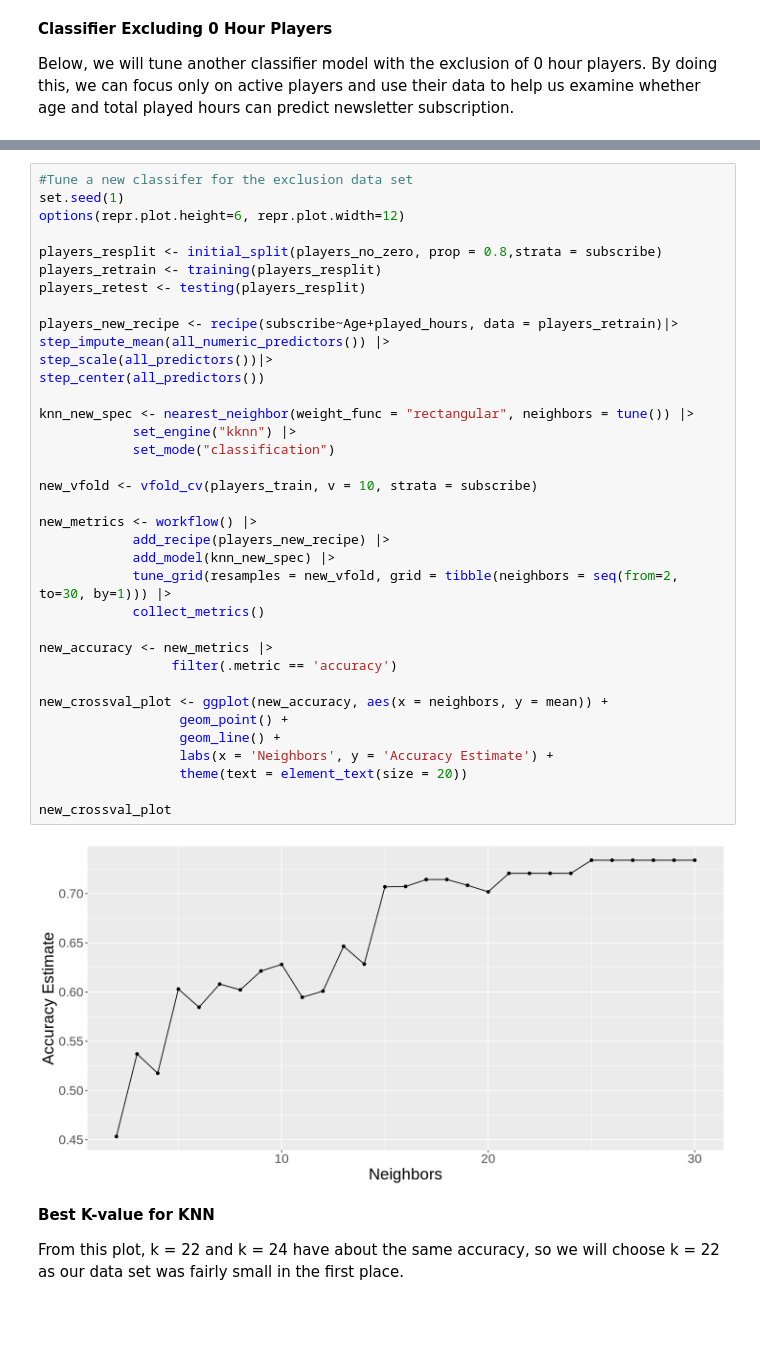
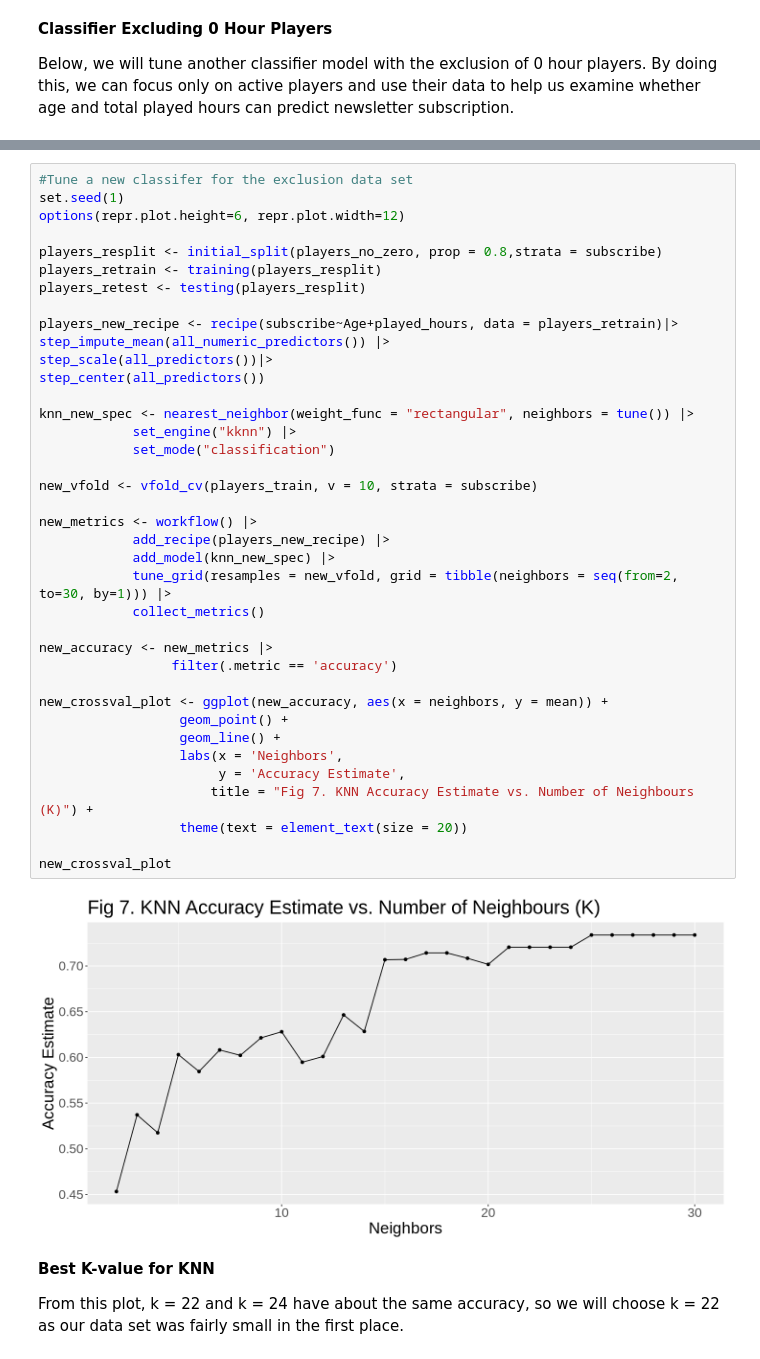
Before and after one commit to beccaphilip/DSCI-100-Group-Project, a Jupyter notebook: Report.ipynb, the cells around one changed output, grey strips where cells are left out. Cells and saved outputs as stored; diff of their text form; blank space fills up the shorter version.

Commit message:
Added fig num for last plot

```diff
--- a/Report.ipynb
+++ b/Report.ipynb
@@ -415,35 +415,37 @@ players_resplit <- initial_split(players_no_zero, prop = 0.8,strata = subscribe)
 players_retrain <- training(players_resplit)
 players_retest <- testing(players_resplit)
 
 players_new_recipe <- recipe(subscribe~Age+played_hours, data = players_retrain)|>
 step_impute_mean(all_numeric_predictors()) |>
 step_scale(all_predictors())|>
 step_center(all_predictors())
 
 knn_new_spec <- nearest_neighbor(weight_func = "rectangular", neighbors = tune()) |>
             set_engine("kknn") |>
             set_mode("classification")
 
 new_vfold <- vfold_cv(players_train, v = 10, strata = subscribe)
 
 new_metrics <- workflow() |>
             add_recipe(players_new_recipe) |>
             add_model(knn_new_spec) |>
             tune_grid(resamples = new_vfold, grid = tibble(neighbors = seq(from=2, to=30, by=1))) |>
             collect_metrics()
 
 new_accuracy <- new_metrics |>
                  filter(.metric == 'accuracy')
 
 new_crossval_plot <- ggplot(new_accuracy, aes(x = neighbors, y = mean)) +
                   geom_point() +
                   geom_line() +
-                  labs(x = 'Neighbors', y = 'Accuracy Estimate') +
+                  labs(x = 'Neighbors',
+                       y = 'Accuracy Estimate',
+                      title = "Fig 7. KNN Accuracy Estimate vs. Number of Neighbours (K)") +
                   theme(text = element_text(size = 20))
 
 new_crossval_plot
 # %% [output]
-[figure, old version]
+[figure, new version]
 # %% [markdown]
 **Best K-value for KNN**
 
```
